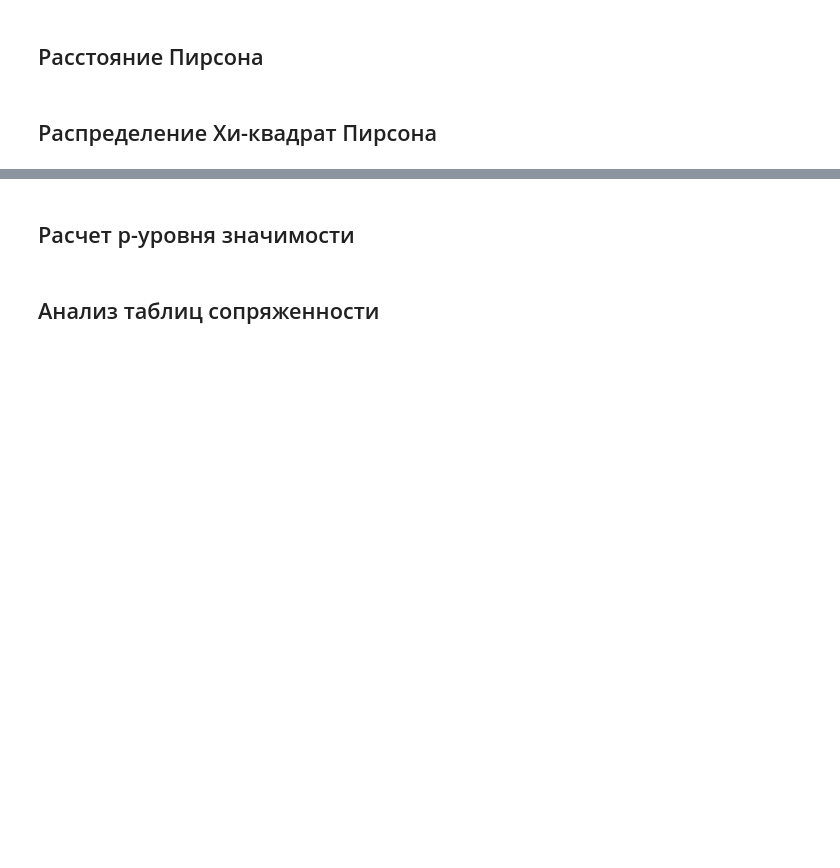
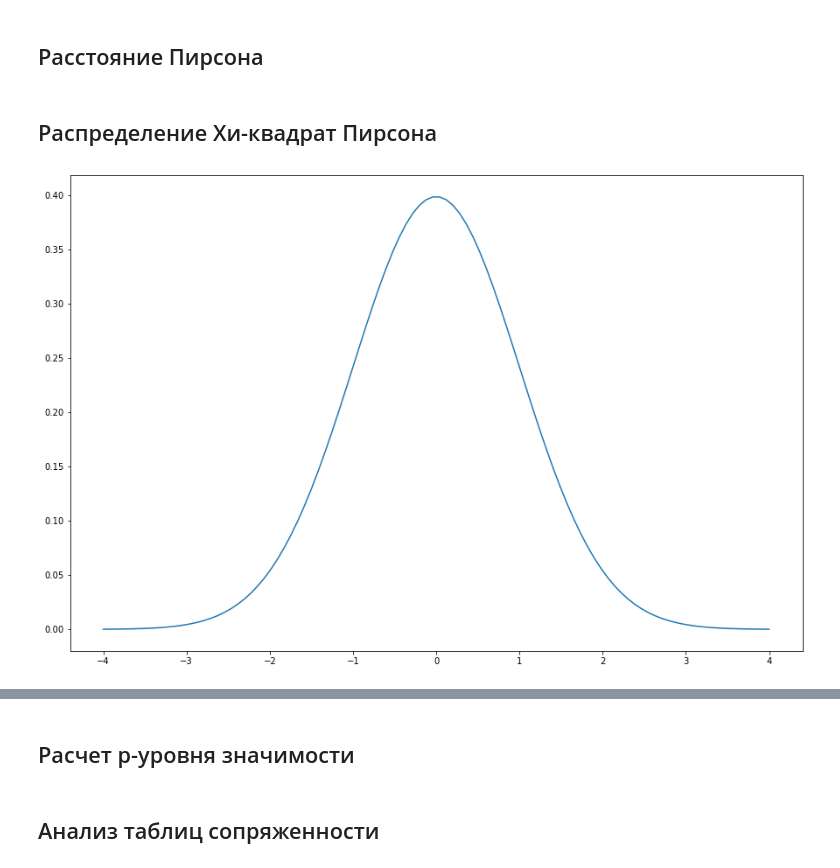
Before and after one commit to KlukvaMors/basic_stat, a Jupyter notebook: basic_stat_2.ipynb, the cells around one changed output, grey strips where cells are left out. Drawn from its saved outputs; the diff is of its cells as text; code cells hidden in the pictures; blank space fills up the shorter version.

```diff
--- a/basic_stat_2.ipynb
+++ b/basic_stat_2.ipynb
@@ -59,3 +59,16 @@
 ## Расстояние Пирсона
 # %% [markdown]
 ## Распределение Хи-квадрат Пирсона
+# %%
+from scipy.stats import norm
+import numpy as np
+import matplotlib.pyplot as plt
+import matplotlib
+
+matplotlib.rcParams['figure.figsize'] = (15, 10)
+
+x = np.linspace(-4, 4, 100)
+plt.plot(x, norm.pdf(x))
+plt.show()
+# %% [output]
+[figure, added]
```
Also changed, not shown: parts of 2 cells of this notebook.
